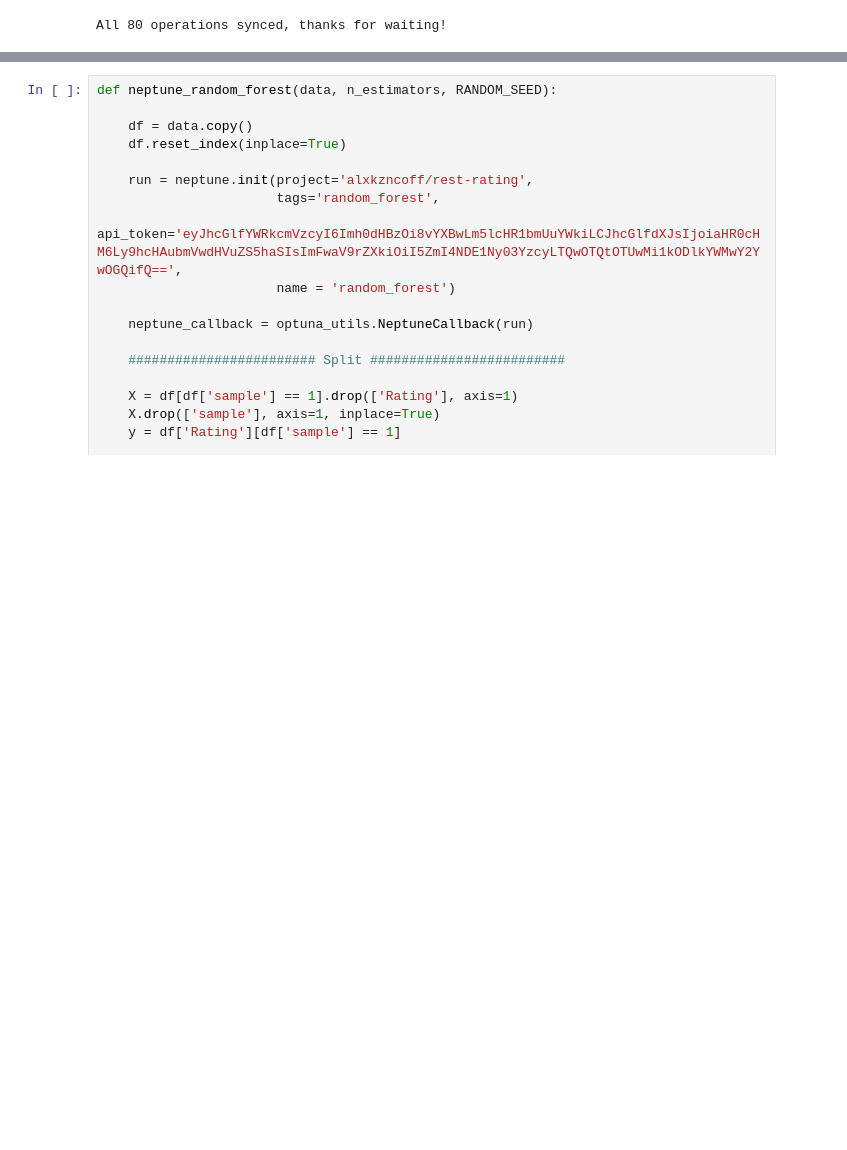
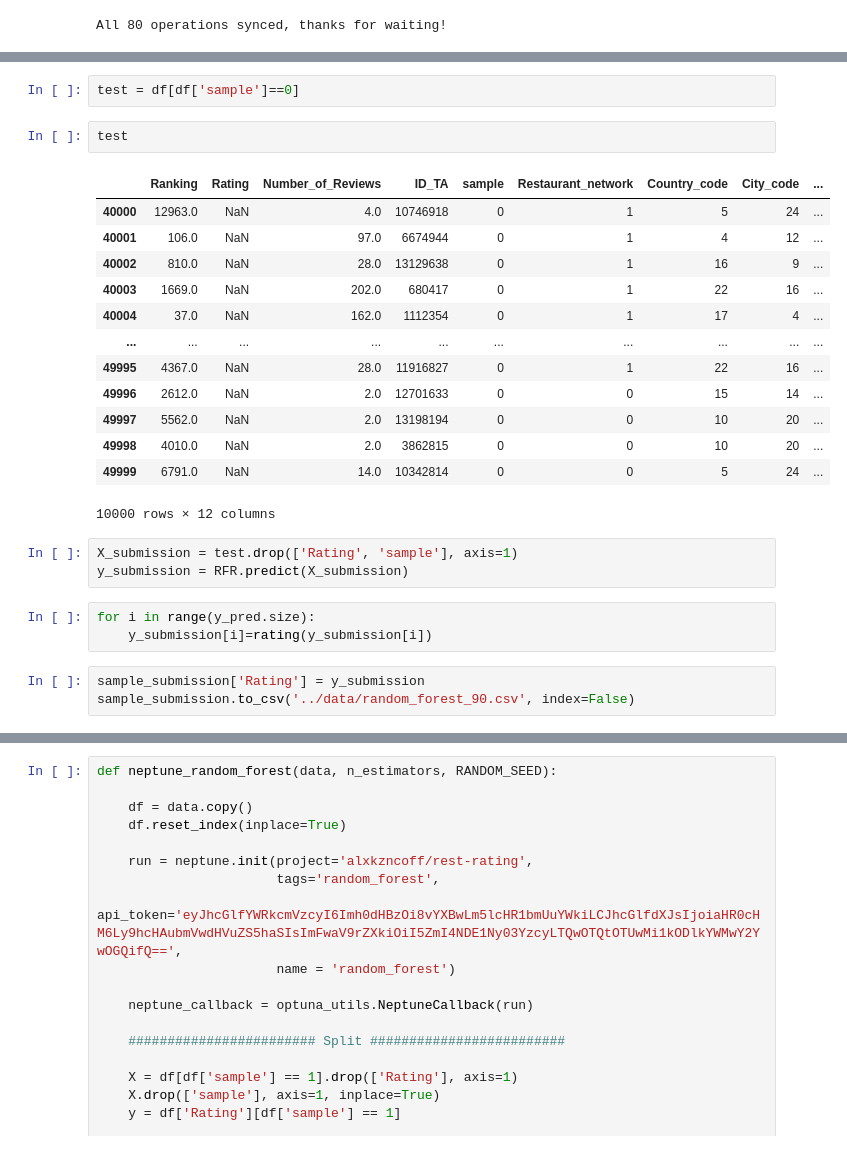
Before and after one commit to alxkzncoff/tripadvisor_rating_prediction, a Jupyter notebook: ml/random_forest.ipynb, the cells around one changed output, grey strips where cells are left out. Drawn from its saved outputs; the diff is of its cells as text; blank space fills up the shorter version.

Commit message:
add submission

```diff
--- a/ml/random_forest.ipynb
+++ b/ml/random_forest.ipynb
@@ -269,0 +301,27 @@ All 1 operations synced, thanks for waiting!
+# %%
+test = df[df['sample']==0]
+# %%
+test
+# %% [output]
+|  | Ranking | Rating | Number_of_Reviews | ID_TA | sample | Restaurant_network | Country_code | City_code | ... |
+| 40000 | 12963.0 | NaN | 4.0 | 10746918 | 0 | 1 | 5 | 24 | ... |
+| 40001 | 106.0 | NaN | 97.0 | 6674944 | 0 | 1 | 4 | 12 | ... |
+| 40002 | 810.0 | NaN | 28.0 | 13129638 | 0 | 1 | 16 | 9 | ... |
+| 40003 | 1669.0 | NaN | 202.0 | 680417 | 0 | 1 | 22 | 16 | ... |
+| 40004 | 37.0 | NaN | 162.0 | 1112354 | 0 | 1 | 17 | 4 | ... |
+| ... | ... | ... | ... | ... | ... | ... | ... | ... | ... |
+| 49995 | 4367.0 | NaN | 28.0 | 11916827 | 0 | 1 | 22 | 16 | ... |
+| 49996 | 2612.0 | NaN | 2.0 | 12701633 | 0 | 0 | 15 | 14 | ... |
+| 49997 | 5562.0 | NaN | 2.0 | 13198194 | 0 | 0 | 10 | 20 | ... |
+| 49998 | 4010.0 | NaN | 2.0 | 3862815 | 0 | 0 | 10 | 20 | ... |
+| 49999 | 6791.0 | NaN | 14.0 | 10342814 | 0 | 0 | 5 | 24 | ... |
+10000 rows × 12 columns
+# %%
+X_submission = test.drop(['Rating', 'sample'], axis=1)
+y_submission = RFR.predict(X_submission)
+# %%
+for i in range(y_pred.size):
+    y_submission[i]=rating(y_submission[i])
+# %%
+sample_submission['Rating'] = y_submission
+sample_submission.to_csv('../data/random_forest_90.csv', index=False)
```
Also changed, not shown: parts of 16 cells of this notebook.
